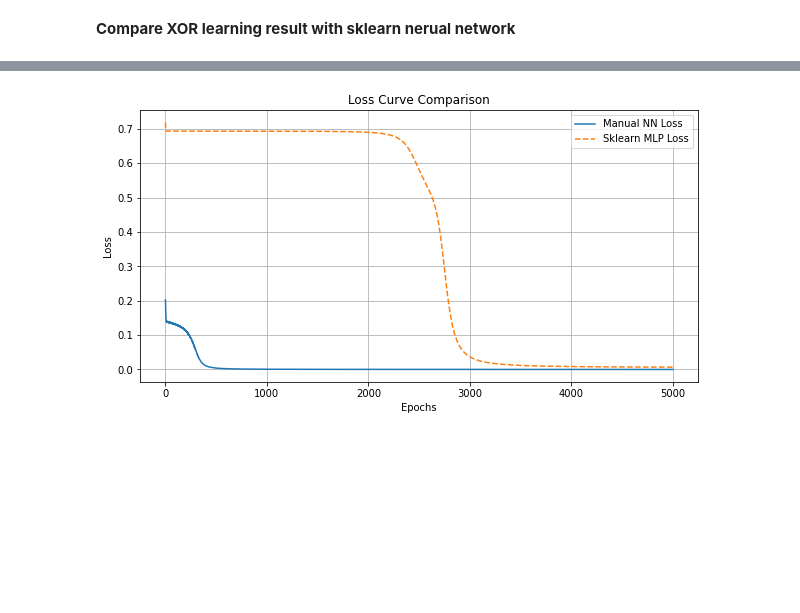
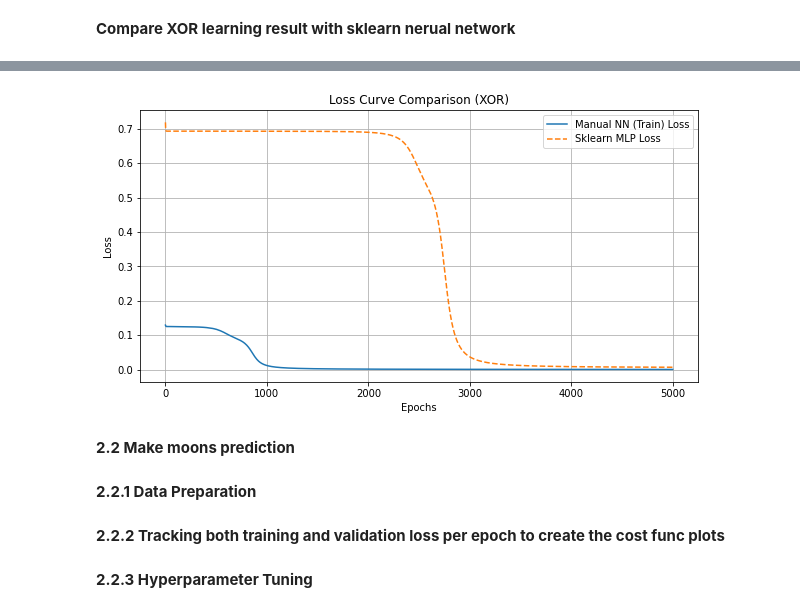
Before and after one commit to edwall201/Machine-Learning-26-Spring, a Jupyter notebook: assign4/assign4.ipynb, the cells around one changed output, grey strips where cells are left out. Saved outputs shown, nothing was run; the diff lists cells and outputs as text; code cells hidden in the pictures; blank space fills up the shorter version.

```diff
--- a/assign4/assign4.ipynb
+++ b/assign4/assign4.ipynb
@@ -733,28 +733,30 @@ Epoch 1100, Loss: 0.010738
 from sklearn.neural_network import MLPClassifier
 import matplotlib.pyplot as plt
 
+# 1. Prepare XOR data
 X = np.array([[0,0], [0,1], [1,0], [1,1]])
-y = np.array([0, 1, 1, 0])
+y = np.array([[0], [1], [1], [0]]) # Reshaped for your model
 
-# Train my own model
+# 2. Train your own model
 nn = myNeuralNetwork(n_in=2, n_layer1=5, n_layer2=5, n_out=1, learning_rate=0.5)
-my_losses = nn.fit(X, y.reshape(-1, 1), max_epochs=5000)
+my_train_losses, my_val_losses = nn.fit(X, y, X, y, max_epochs=5000)
 
-# Train sklearn model
-mlp = MLPClassifier(hidden_layer_sizes=(5, 5), activation='logistic', solver='sgd', learning_rate_init=0.5,
-    max_iter=5000, momentum=0, random_state=42, n_iter_no_change=5000 )
-mlp.fit(X, y)
+# 3. Train sklearn model
+# Sklearn expects a 1D array for y
+mlp = MLPClassifier(hidden_layer_sizes=(5, 5), activation='logistic', solver='sgd', learning_rate_init=0.5, max_iter=5000, momentum=0,
+    random_state=42, n_iter_no_change=5000, tol=1e-9)
+mlp.fit(X, y.ravel())
 
-#compare result
+# 4. Compare Prediction Result
 print("--- Compare Prediction Result ---")
 print(f"My own model prediction: \n{nn.predict(X).flatten()}")
 print(f"Sklearn NN model prediction: \n{mlp.predict(X)}")
 
-# compare loss curve
+# 5. Compare Loss Curve
 plt.figure(figsize=(10, 5))
-plt.plot(my_losses, label='Manual NN Loss')
+plt.plot(my_train_losses, label='Manual NN (Train) Loss')
 plt.plot(mlp.loss_curve_, label='Sklearn MLP Loss', linestyle='--')
-plt.title('Loss Curve Comparison')
+plt.title('Loss Curve Comparison (XOR)')
 plt.xlabel('Epochs')
 plt.ylabel('Loss')
 plt.legend()
@@ -777,5 +777,9 @@ Epoch 1100, Loss: 0.000576
 My own model prediction:
 [0 1 1 0]
 Sklearn NN model prediction:
 [0 1 1 0]
-[figure, old version]
+[figure, new version]
+# %% [markdown]
+**2.2 Make moons prediction**
+# %% [markdown]
+**2.2.1 Data Preparation**
@@ -781,0 +799,2 @@ Sklearn NN model prediction:
+# %% [markdown]
+**2.2.2 Tracking both training and validation loss per epoch to create the cost func plots**
@@ -781,0 +823,2 @@ Sklearn NN model prediction:
+# %% [markdown]
+**2.2.3 Hyperparameter Tuning**
```
Also changed, not shown: parts of 16 cells of this notebook.
